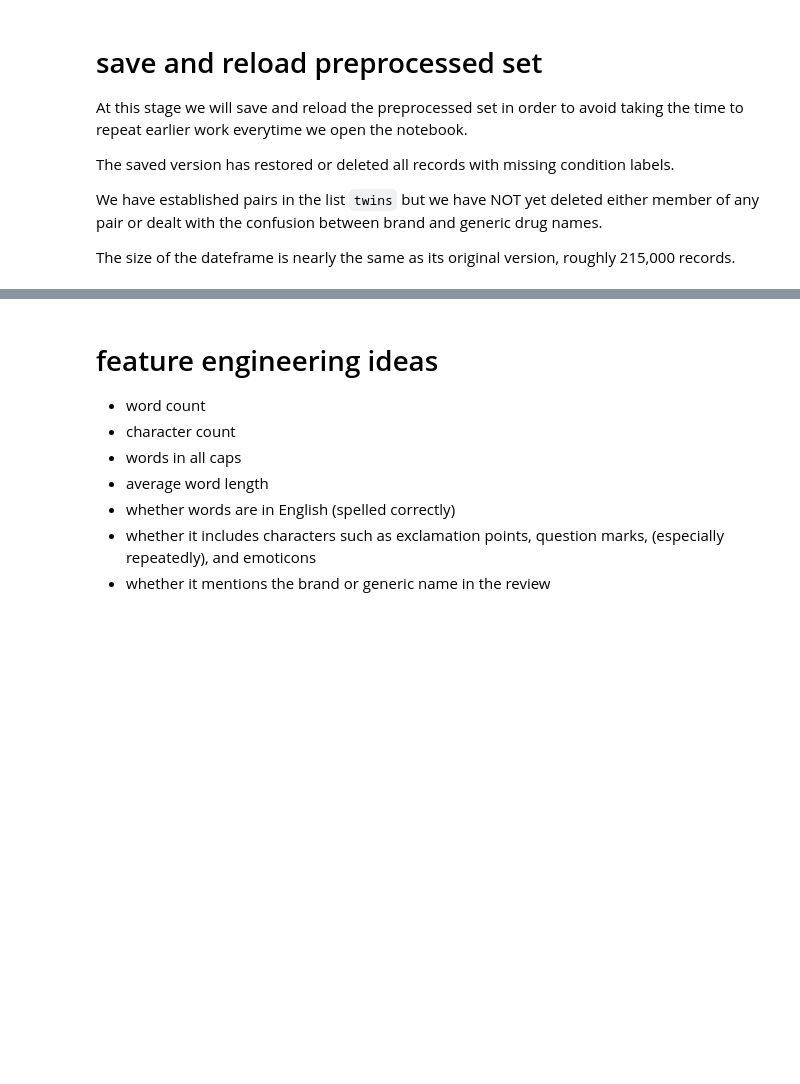
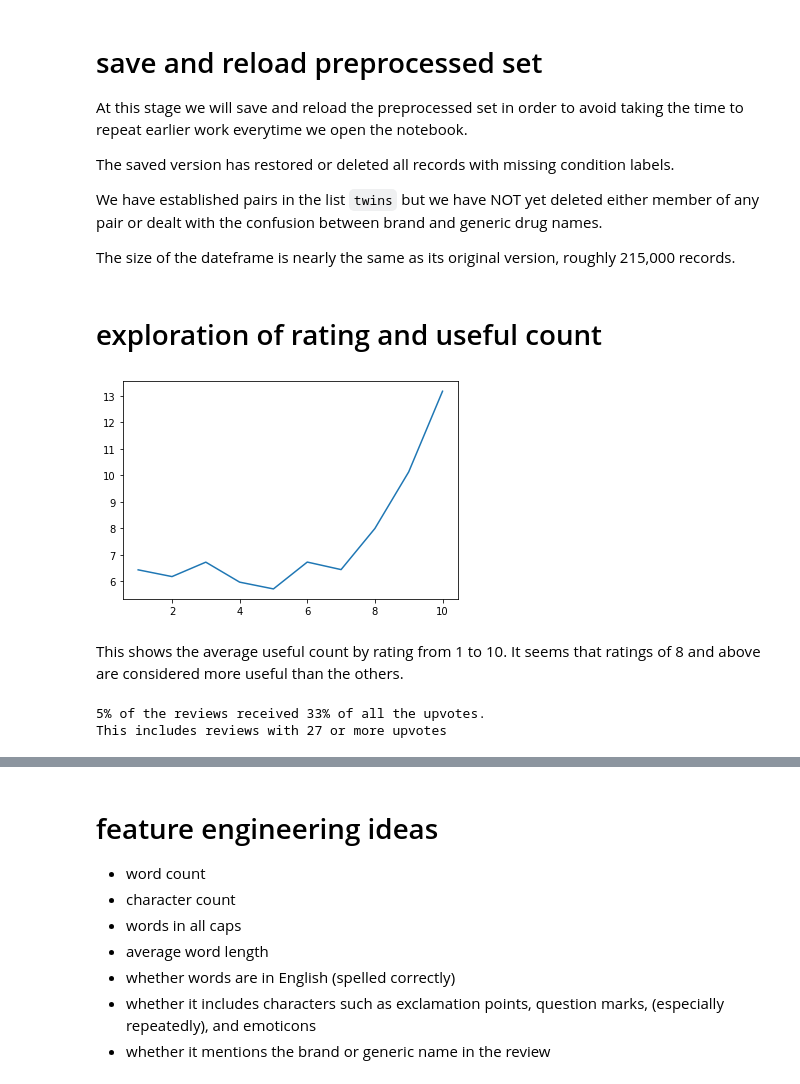
Before and after one commit to aarongalbraith/flatiron-phase5-project, a Jupyter notebook: notebooks/project_notebook.ipynb, the cells around one changed output, grey strips where cells are left out. Drawn from its saved outputs; the diff is of its cells as text; code cells hidden in the pictures; blank space fills up the shorter version.

```diff
--- a/notebooks/project_notebook.ipynb
+++ b/notebooks/project_notebook.ipynb
@@ -786,3 +1298,29 @@ df = pd.read_csv('../data/preprocessed.csv')
 df.drop(columns='Unnamed: 0', inplace=True)
 # %%
 %store -r twins
+# %% [markdown]
+# exploration of rating and useful count
+# %%
+X = range(1,11)
+Y = []
+for x in X:
+    Y.append(df[df.rating == x].usefulCount.mean())
+fig, ax = plt.subplots()
+ax.plot(X,Y);
+# %% [output]
+[figure, added]
+# %% [markdown]
+This shows the average useful count by rating from 1 to 10. It seems that ratings of 8 and above are considered more useful than the others.
+# %%
+threshold = 33
+
+uv = list(df.usefulCount.values)
+uv.sort(reverse=True)
+n = 0
+while sum(uv[:n]) < threshold / 100 * df.usefulCount.sum():
+    n += 1
+print(str(int(n * 100 / len(df)))+'%','of the reviews received', str(threshold)+'%', 'of all the upvotes.')
+print('This includes reviews with', uv[n], 'or more upvotes')
+# %% [output]
+5% of the reviews received 33% of all the upvotes.
+This includes reviews with 27 or more upvotes
```
Also changed, not shown: parts of 115 cells of this notebook.
